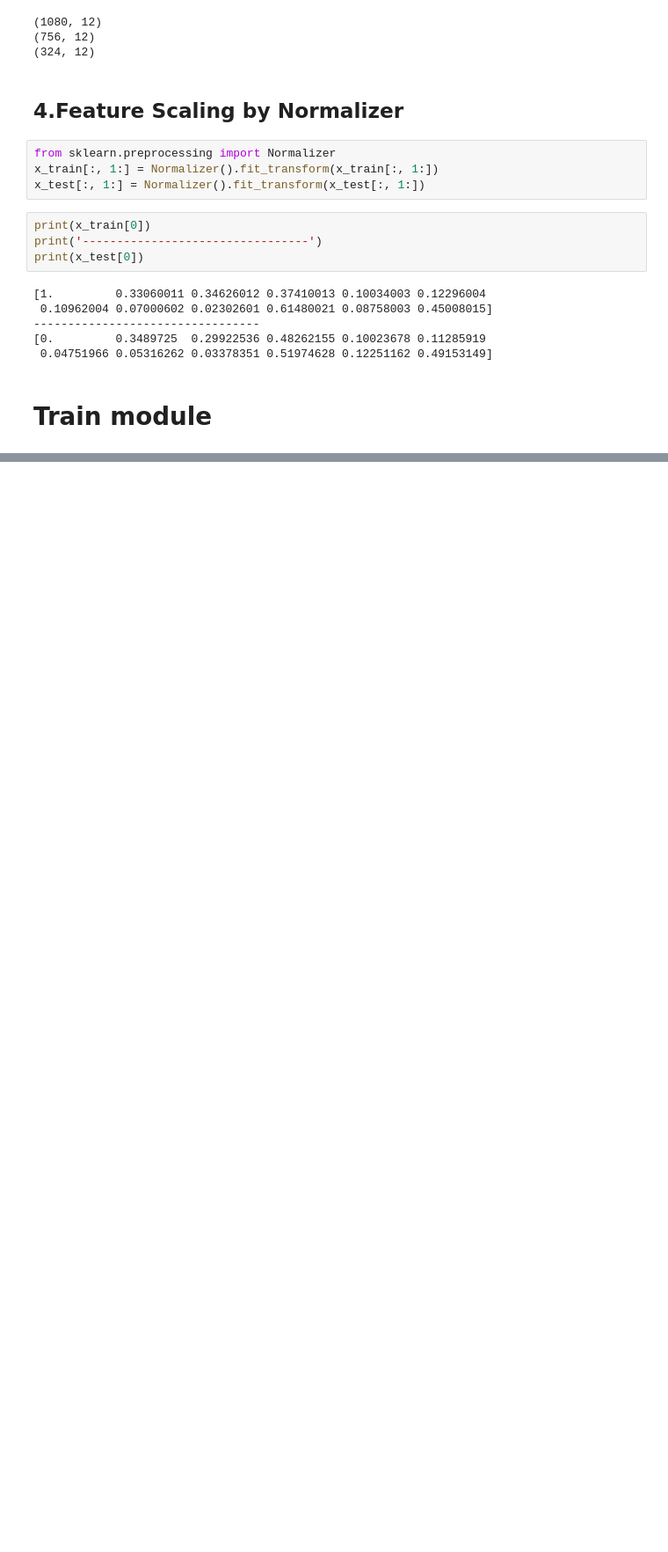
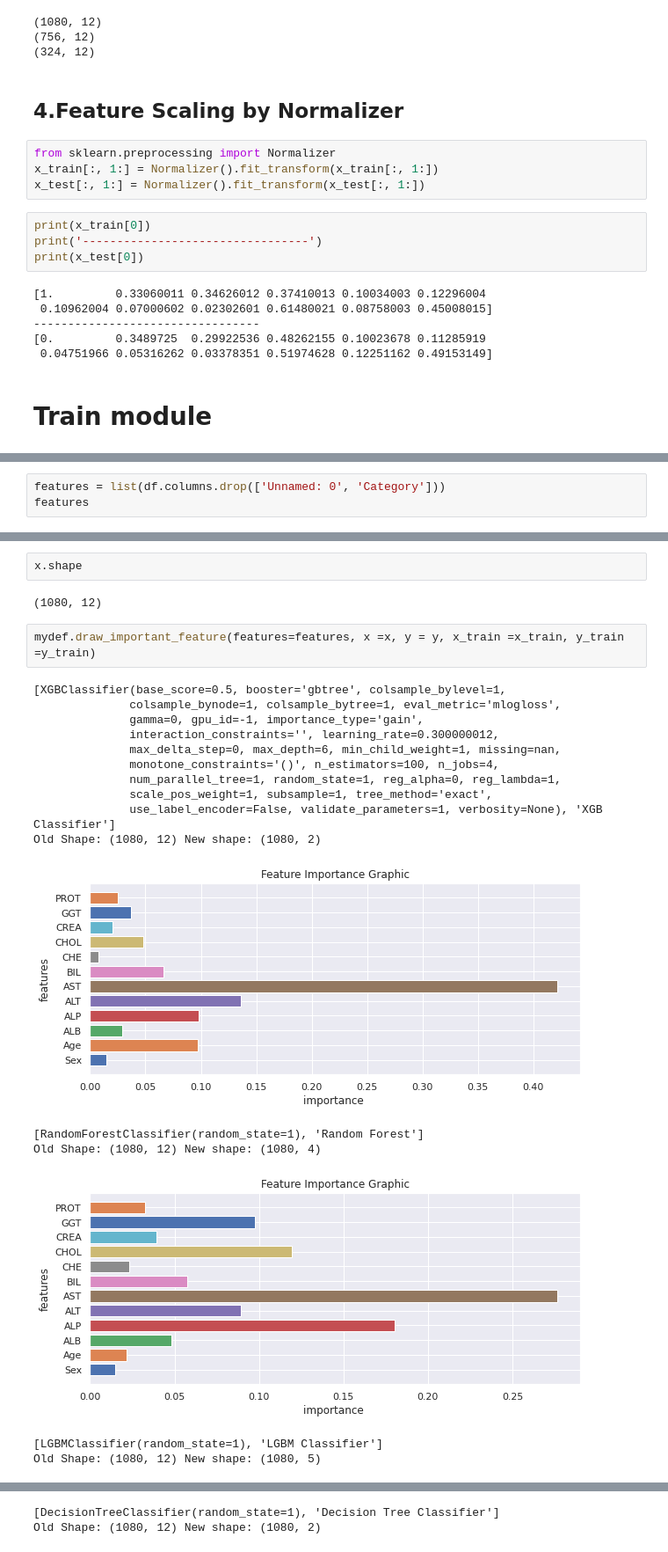
Before and after one commit to LeeHarry14202/Hepatitis_C_Prediction_Kaggle, a Jupyter notebook: hepatitis_C_prediction.ipynb, the cells around one changed output, grey strips where cells are left out. Shown at 88% size. Saved outputs shown, nothing was run; the diff lists cells and outputs as text; blank space fills up the shorter version.

Commit message:
Update hepatitis_C_prediction.ipynb, draw important features

```diff
--- a/hepatitis_C_prediction.ipynb
+++ b/hepatitis_C_prediction.ipynb
@@ -233,3 +233,6 @@ Accuracy :  94.0
 Recall :  96.0
 Precision :  92.0
 ---------------------------------
+# %%
+features = list(df.columns.drop(['Unnamed: 0', 'Category']))
+features
@@ -235,0 +252,23 @@ Precision :  92.0
+# %%
+x.shape
+# %% [output]
+(1080, 12)
+# %%
+mydef.draw_important_feature(features=features, x =x, y = y, x_train =x_train, y_train =y_train)
+# %% [output]
+[XGBClassifier(base_score=0.5, booster='gbtree', colsample_bylevel=1,
+              colsample_bynode=1, colsample_bytree=1, eval_metric='mlogloss',
+              gamma=0, gpu_id=-1, importance_type='gain',
+              interaction_constraints='', learning_rate=0.300000012,
+              max_delta_step=0, max_depth=6, min_child_weight=1, missing=nan,
+              monotone_constraints='()', n_estimators=100, n_jobs=4,
+              num_parallel_tree=1, random_state=1, reg_alpha=0, reg_lambda=1,
+              scale_pos_weight=1, subsample=1, tree_method='exact',
+              use_label_encoder=False, validate_parameters=1, verbosity=None), 'XGB Classifier']
+Old Shape: (1080, 12) New shape: (1080, 2)
+[figure, added]
+[RandomForestClassifier(random_state=1), 'Random Forest']
+Old Shape: (1080, 12) New shape: (1080, 4)
+[figure, added]
+[LGBMClassifier(random_state=1), 'LGBM Classifier']
+Old Shape: (1080, 12) New shape: (1080, 5)
@@ -235,0 +276,2 @@ Precision :  92.0
+[DecisionTreeClassifier(random_state=1), 'Decision Tree Classifier']
+Old Shape: (1080, 12) New shape: (1080, 2)
```
Also changed, not shown: parts of 5 cells of this notebook, 1 other file.
